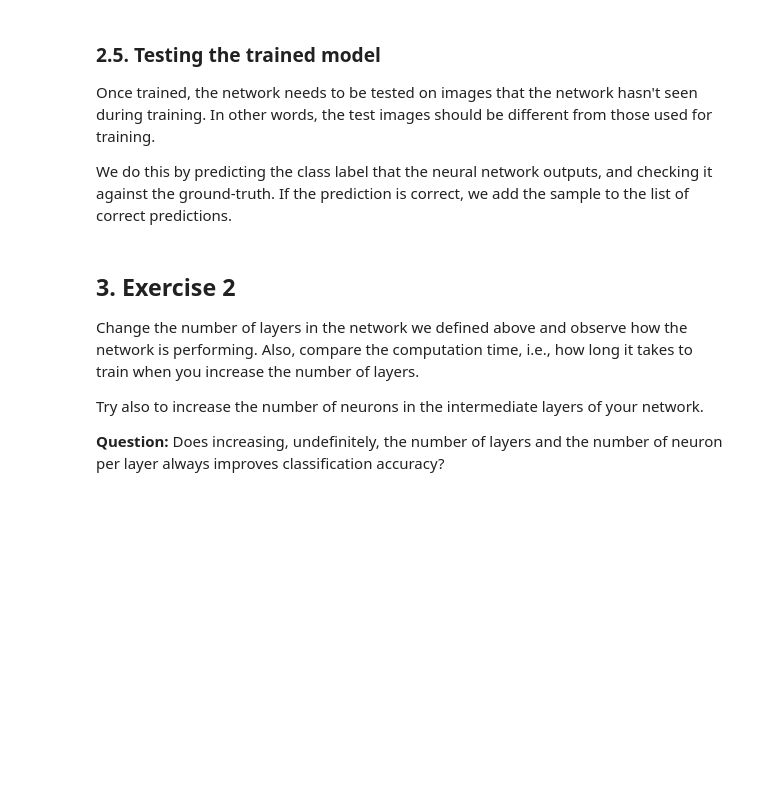
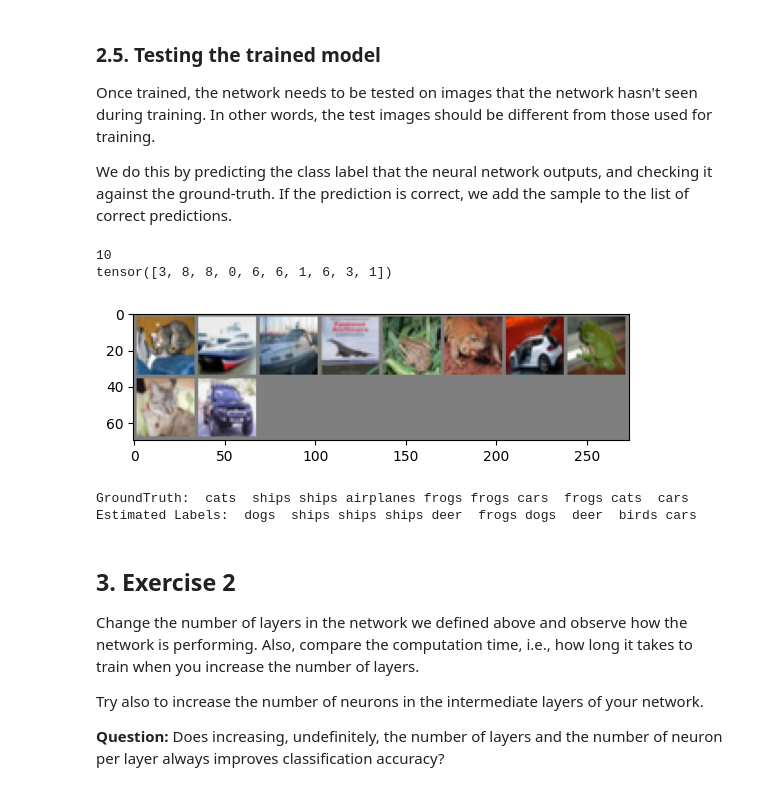
Before and after one commit to Aithusa712/GoogleColab, a Jupyter notebook: Lab03/ICT303 - Lab3_Perceptron.ipynb, the cells around one changed output. Saved outputs shown, nothing was run; the diff lists cells and outputs as text; code cells hidden in the pictures; blank space fills up the shorter version.

```diff
--- a/Lab03/ICT303 - Lab3_Perceptron.ipynb
+++ b/Lab03/ICT303 - Lab3_Perceptron.ipynb
@@ -499,36 +595,42 @@ print("Number of features:", dataset.shape[1])
 print("Features:", dataset.columns.values)
 print("Number of Unique Values")
 for col in dataset:
     print(col,":",len(dataset[col].unique()))
 plt.figure(figsize=(12,8))
 '''
 classes = ('airplanes', 'cars', 'birds', 'cats', 'deer', 'dogs', 'frogs', 'horses', 'ships', 'truck')
 def imshow(img):
     img = img / 2 + 0.5     # unnormalize
     npimg = img.numpy()
     plt.imshow(np.transpose(npimg, (1, 2, 0)))
     plt.show()
 
 testset = CIFAR10(os.getcwd(), train=False, download=True, transform=transform)
 testloader = torch.utils.data.DataLoader(testset, batch_size=batch_size, shuffle=False, num_workers=1)
 
 dataiter = iter(testloader)
-images, labels = dataiter.next()  # this gets one batch
-# print(images.shape[0]) # should be equal to batch_size
-# print(labels)  # the labels of the images in the batch
+images, labels = next(dataiter)  # this gets one batch
+print(images.shape[0]) # should be equal to batch_size
+print(labels)  # the labels of the images in the batch
 
 
 # Let's see some images
 imshow(torchvision.utils.make_grid(images))
 print('GroundTruth: ', ' '.join(f'{classes[labels[j]]:5s}' for j in range(images.shape[0])))
 
 # Now, let's see what the network thinks these examples are
 output = mlp_model(images)
 estimated_labels = torch.max(output, 1).indices
 #print(estimated_labels)
 #print(labels)
 
 print('Estimated Labels: ', ' '.join(f'{classes[estimated_labels[j]]:5s}' for j in range(images.shape[0])))
+# %% [output]
+10
+tensor([3, 8, 8, 0, 6, 6, 1, 6, 3, 1])
+[figure, added]
+GroundTruth:  cats  ships ships airplanes frogs frogs cars  frogs cats  cars
+Estimated Labels:  dogs  ships ships ships deer  frogs dogs  deer  birds cars
 # %% [markdown]
 ##  **3. Exercise 2**
 
```
Also changed, not shown: parts of 6 cells of this notebook.
